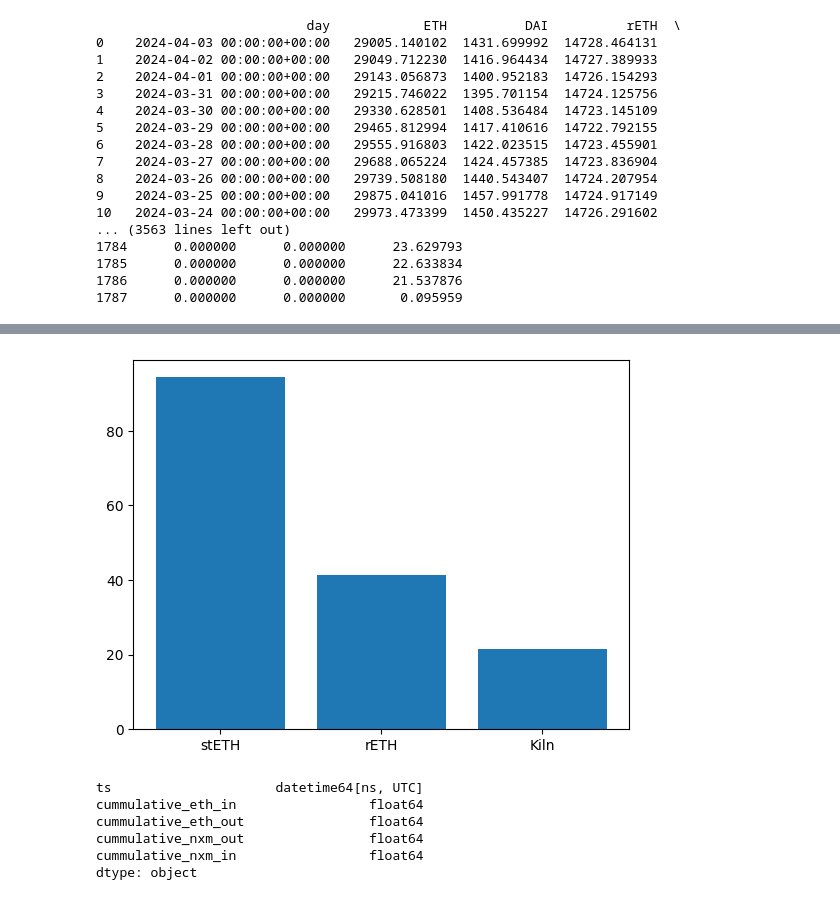
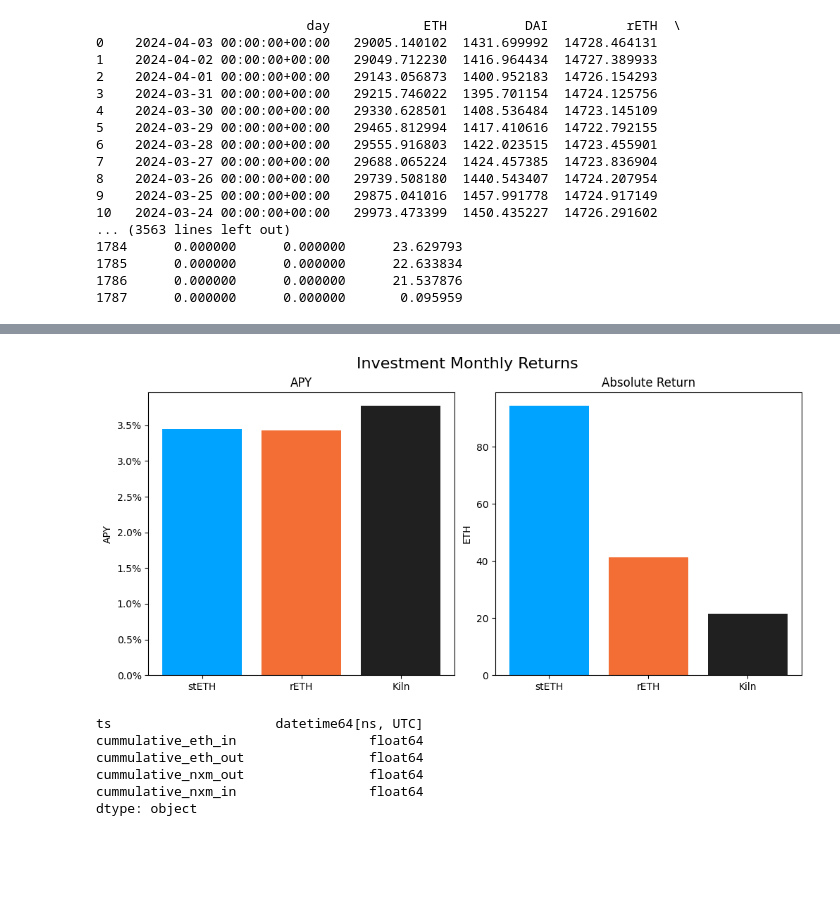
Before and after one commit to rmelbardis/InvestmentMonitoring, a Jupyter notebook: InvestmentMonitoring.ipynb, the cells around one changed output, grey strips where cells are left out. Saved outputs shown, nothing was run; the diff lists cells and outputs as text; code cells hidden in the pictures; blank space fills up the shorter version.

Commit message:
pretty graphs

```diff
--- a/InvestmentMonitoring.ipynb
+++ b/InvestmentMonitoring.ipynb
@@ -161,7 +167,30 @@ plt.bar(['stETH', 'rETH', 'Kiln'], [stETH_monthly_APY, rETH_monthly_APY, Kiln_mo
-# %%
-plt.bar(['stETH', 'rETH', 'Kiln'], [stETH_monthly_return, rETH_monthly_return, Kiln_monthly_return*(1-0.0015)]);
-# %% [output]
-[figure, removed]
+# %%
+# MONTHLY RETURN GRAPHS FOR INDIVIDUAL INVESTMENTS
+
+labels = ['stETH', 'rETH', 'Kiln']
+colors = ['#00a3ff', '#f26e34', '#202020']
+
+# Destructuring initialization
+fig, axs = plt.subplots(1, 2, figsize=(10,5))
+fig.suptitle(f'Investment Monthly Returns', fontsize=16)
+fig.tight_layout()
+fig.subplots_adjust(top=0.88)
+
+# Subplot
+axs[0].bar(labels, [stETH_monthly_APY, rETH_monthly_APY, Kiln_monthly_APY_after_fees], color=colors)
+axs[0].set_title('APY')
+axs[0].set_ylabel('APY')
+tick_vals = axs[0].get_yticks()
+axs[0].set_yticklabels(['{:,.1%}'.format(x) for x in tick_vals])
+
+# Subplot
+axs[1].bar(labels, [stETH_monthly_return, rETH_monthly_return, Kiln_monthly_return*(1-0.0015)], color=colors);
+axs[1].set_title('Absolute Return')
+axs[1].set_ylabel('ETH')
+
+plt.show();
+# %% [output]
+[figure, added]
 # %%
 df_ramm = ramm_volume_result
 
```
Also changed, not shown: parts of 2 cells of this notebook.
